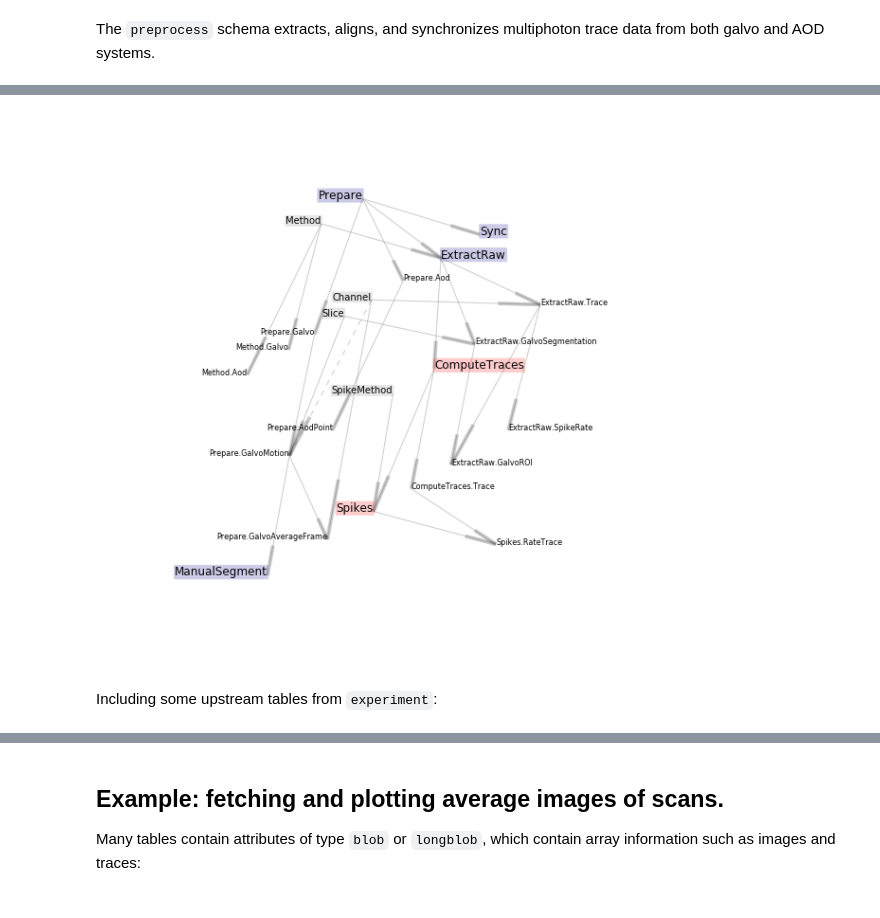
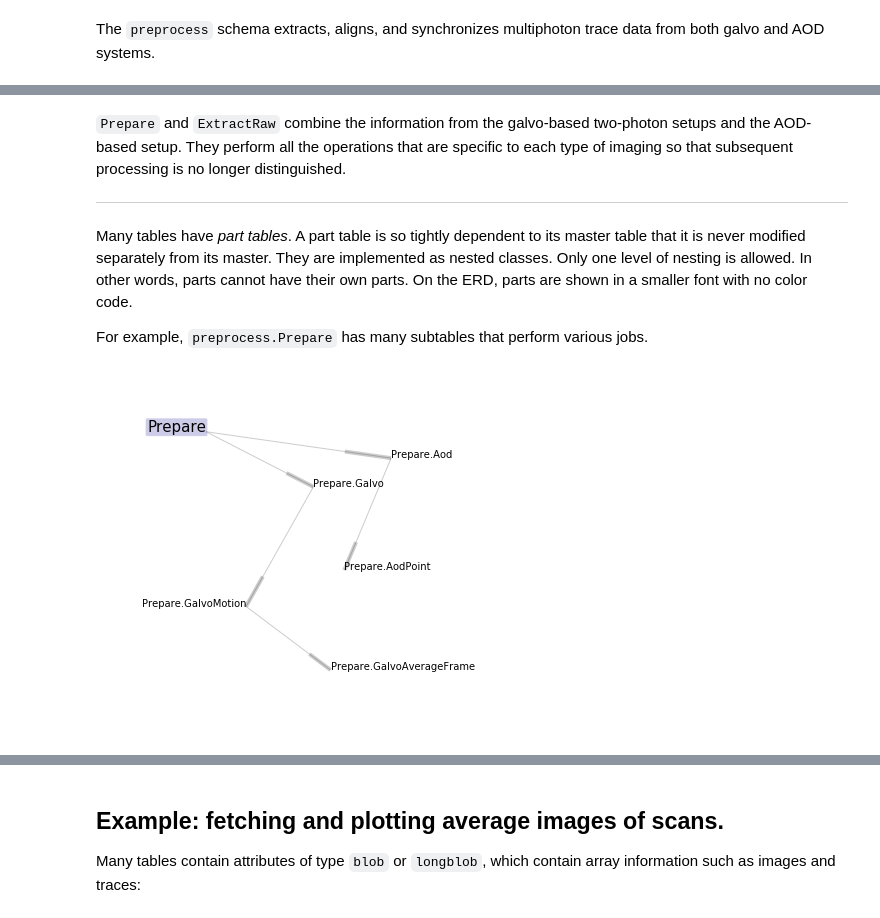
Before and after one commit to cajal/pipeline, a Jupyter notebook: jupyter/notebooks/pipeline_preprocess.ipynb, the cells around one changed output, grey strips where cells are left out. Drawn from its saved outputs; the diff is of its cells as text; code cells hidden in the pictures.

```diff
--- a/jupyter/notebooks/pipeline_preprocess.ipynb
+++ b/jupyter/notebooks/pipeline_preprocess.ipynb
@@ -4,7 +4,7 @@ Previous: [pipeline_experiment](pipeline_experiment.ipynb)  ::: Next [pipeline_v
 # Schema `preprocess`
 # %%
 %pylab inline
-pylab.rcParams['figure.figsize'] = (10, 10)  # make figures bigger
+pylab.rcParams['figure.figsize'] = (6, 6)
 # %% [output]
 Populating the interactive namespace from numpy and matplotlib
 # %% [markdown]
@@ -21,6 +25,12 @@ The ERD of the preprocess schema is a bit more complicated:
+# %% [markdown]
+`Prepare` and `ExtractRaw` combine the information from the galvo-based two-photon setups and the AOD-based setup. They perform all the operations that are specific to each type of imaging so that subsequent processing is no longer distinguished.
+
+---
+
+Many tables have *part tables*. A part table is so tightly dependent to its master table that it is never modified separately from its master.  They are implemented as nested classes.  Only one level of nesting is allowed.  In other words, parts cannot have their own parts.  On the ERD, parts are shown in a smaller font with no color code.
+
+For example, `preprocess.Prepare` has many subtables that perform various jobs.
 # %%
-dj.ERD(preprocess).draw()
+dj.ERD(Prepare).add_parts().draw()
 # %% [output]
-[figure, old version]
+[figure, new version]
-# %% [markdown]
-Including some upstream tables from `experiment`:
```
Also changed, not shown: parts of 27 cells of this notebook, 8 other files.
